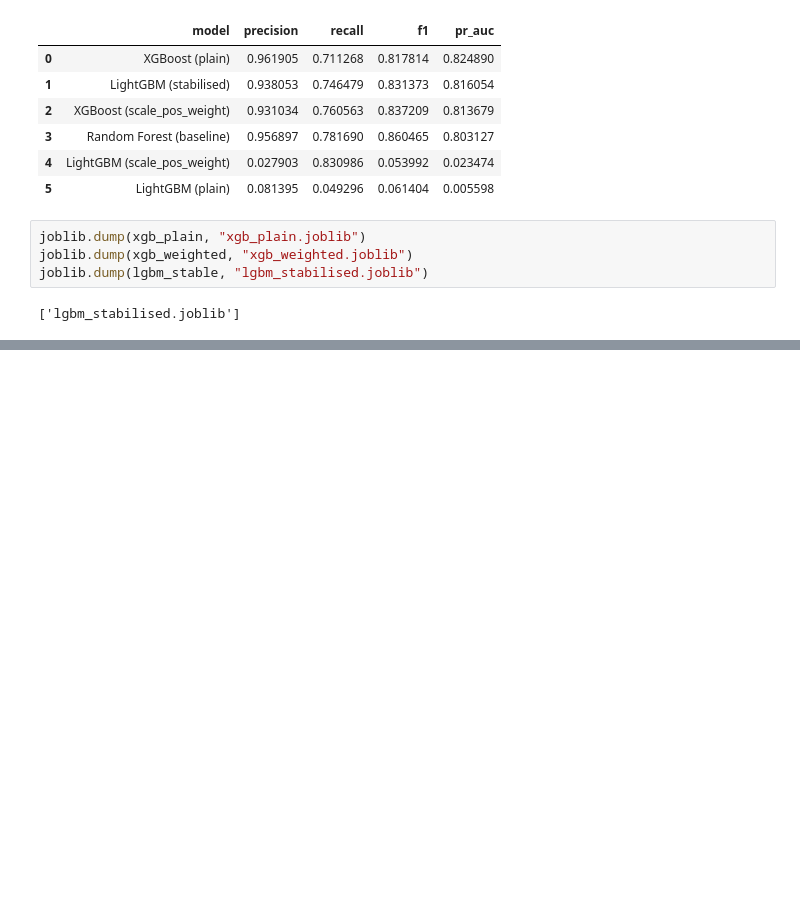
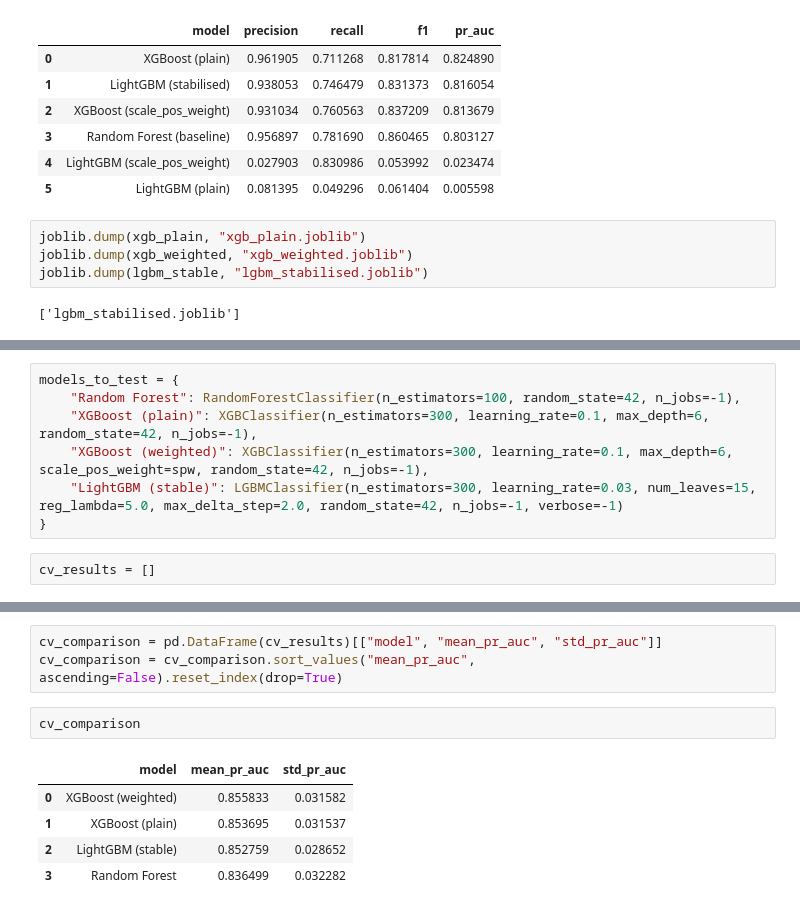
Before and after one commit to raheel-9deem/needlescope-fraud-detection, a Jupyter notebook: notebooks/05_advanced_models.ipynb, the cells around one changed output, grey strips where cells are left out. Saved outputs shown, nothing was run; the diff lists cells and outputs as text; blank space fills up the shorter version.

```diff
--- a/notebooks/05_advanced_models.ipynb
+++ b/notebooks/05_advanced_models.ipynb
@@ -226,0 +279,9 @@ joblib.dump(lgbm_stable, "lgbm_stabilised.joblib")
+# %%
+models_to_test = {
+    "Random Forest": RandomForestClassifier(n_estimators=100, random_state=42, n_jobs=-1),
+    "XGBoost (plain)": XGBClassifier(n_estimators=300, learning_rate=0.1, max_depth=6, random_state=42, n_jobs=-1),
+    "XGBoost (weighted)": XGBClassifier(n_estimators=300, learning_rate=0.1, max_depth=6, scale_pos_weight=spw, random_state=42, n_jobs=-1),
+    "LightGBM (stable)": LGBMClassifier(n_estimators=300, learning_rate=0.03, num_leaves=15, reg_lambda=5.0, max_delta_step=2.0, random_state=42, n_jobs=-1, verbose=-1)
+}
+# %%
+cv_results = []
@@ -226,0 +303,11 @@ joblib.dump(lgbm_stable, "lgbm_stabilised.joblib")
+# %%
+cv_comparison = pd.DataFrame(cv_results)[["model", "mean_pr_auc", "std_pr_auc"]]
+cv_comparison = cv_comparison.sort_values("mean_pr_auc", ascending=False).reset_index(drop=True)
+# %%
+cv_comparison
+# %% [output]
+|  | model | mean_pr_auc | std_pr_auc |
+| 0 | XGBoost (weighted) | 0.855833 | 0.031582 |
+| 1 | XGBoost (plain) | 0.853695 | 0.031537 |
+| 2 | LightGBM (stable) | 0.852759 | 0.028652 |
+| 3 | Random Forest | 0.836499 | 0.032282 |
```
Also changed, not shown: parts of 9 cells of this notebook, 1 other file.
